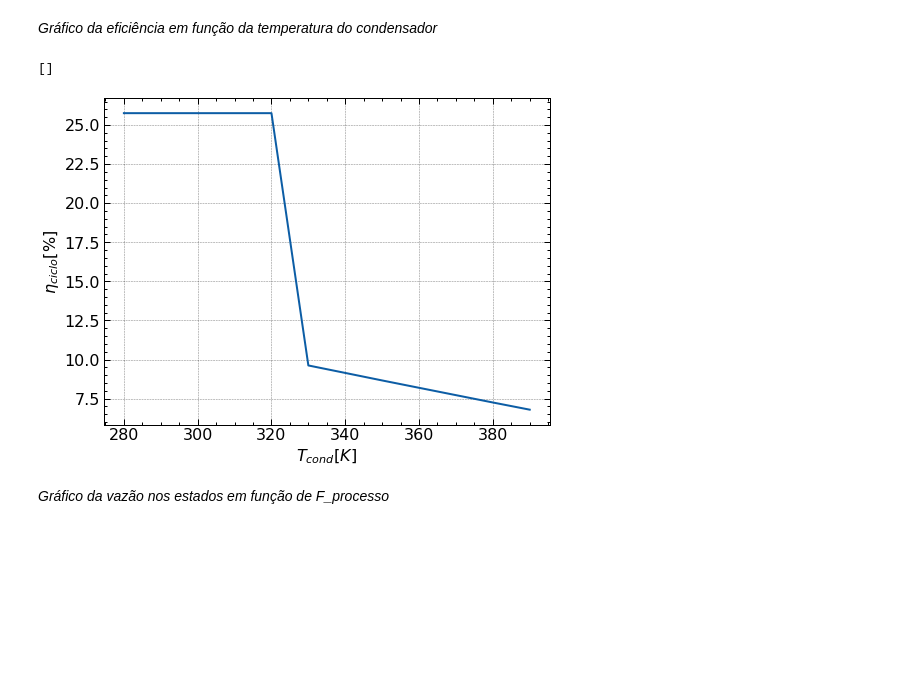
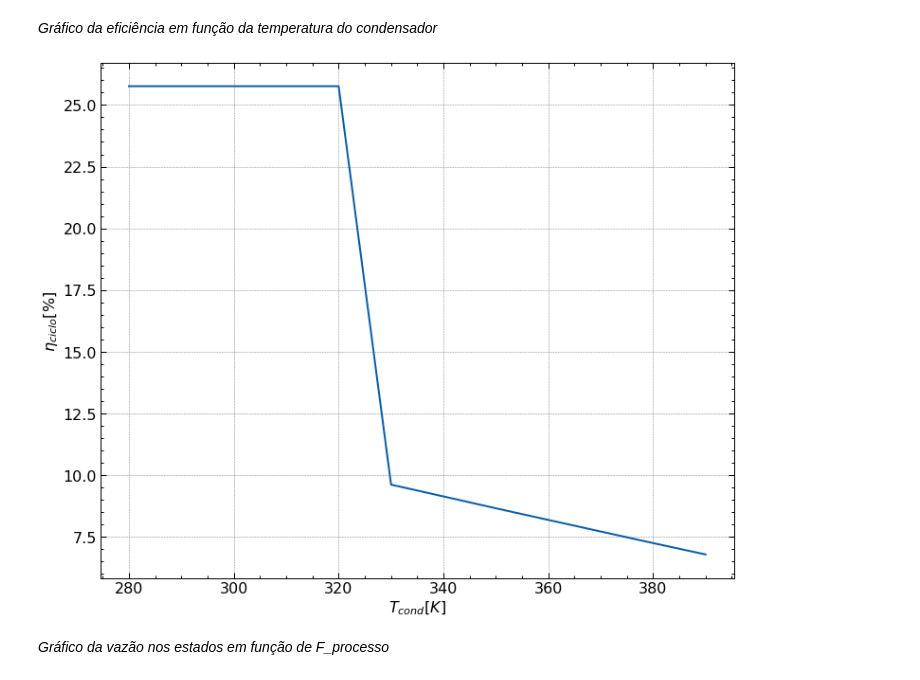
Before and after one commit to luaneng/gdv, a Jupyter notebook: projeto/main.ipynb, the cells around one changed output. Drawn from its saved outputs; the diff is of its cells as text; code cells hidden in the pictures; blank space fills up the shorter version.

Commit message:
condensador

```diff
--- a/projeto/main.ipynb
+++ b/projeto/main.ipynb
@@ -332,17 +333,17 @@ $$ \dot{W}_{pump} = \dot{W}_{pump_{1}} + \dot{W}_{pump_{2}} + \dot{W}_{pump_{3}}
 # %%
 def W_pump(p8, tcond, p1=None, p2=None, p3=None):
     if p1 is not None:
-        return round(m[5]*(st6(tcond).h - st5(tcond).h)*n_pump, 2)
+        return round(array_m[20][5]*(st6(tcond).h - st5(tcond).h)*n_pump, 2)
     if p2 is not None:
-        return round(m[7]*(st8(p8).h - st7.h)*n_pump, 2)
+        return round(array_m[20][7]*(st8(p8).h - st7.h)*n_pump, 2)
     if p3 is not None:
-        return round(m[9]*(st10.h - st9.h)*n_pump, 2)
-    return round(n_pump*(m[5]*(st6(tcond).h - st5(tcond).h)+ m[7]*(st8(p8).h - st7.h) + m[9]*(st10.h - st9.h)), 2)
+        return round(array_m[20][9]*(st10.h - st9.h)*n_pump, 2)
+    return round(n_pump*(array_m[20][5]*(st6(tcond).h - st5(tcond).h)+ array_m[20][7]*(st8(p8).h - st7.h) + array_m[20][9]*(st10.h - st9.h)), 2)
 # %% [markdown]
 $$ \dot{W}_{turb} = \eta_{turb}(\dot{m}_{1}h_{1} - (\dot{m}_{2}h_{2} + \dot{m}_{3}h_{3} + \dot{m}_{4}h_{4} ))   $$
 # %%
 def W_turb(p8, t1):
-    return round(n_turb*( m[0]*st1(p8, t1).h - (m[1]*st2(p8, t1).h + m[2]*st3(p8, t1).h + m[3]*st4(p8, t1).h) ), 2)
+    return round(n_turb*( array_m[20][0]*st1(p8, t1).h - (array_m[20][1]*st2(p8, t1).h + array_m[20][2]*st3(p8, t1).h + array_m[20][3]*st4(p8, t1).h) ), 2)
 # %% [markdown]
 $$ \dot{W}_{liq} = \dot{W}_{turb} - \dot{W}_{pump}  $$
 # %%
@@ -352,7 +353,7 @@ def W_liq(p8, t1, tcond):
 $$ \dot{Q}_{cald} = \dot{m}_{8}(h_{1} - h_{8}) $$
 # %%
 def Q_cald(p8, t1):
-    return round(m[7]*(st1(p8, t1).h - st8(p8).h), 2)
+    return round(array_m[20][7]*(st1(p8, t1).h - st8(p8).h), 2)
 # %% [markdown]
 $$ \eta_{ciclo} = \frac{\dot{W}_{liq}}{\dot{Q}_{cald}} $$
 # %%
@@ -535,23 +515,32 @@ plt.show()
 # %% [markdown]
 _Gráfico da eficiência em função da temperatura do condensador_
-# %%
-tcondensador = arange(280, 400, 10)
-n_ciclo_tcond = []
-
-for c in range(len(tcondensador)):
-    n_ciclo_tcond.append(n_ciclo(p8=P[7], t1=temperatura_k[0], tcond=tcondensador[c]))
-# %%
-ax1 = plt.gca()
-
-ax1.plot(tcondensador, n_ciclo_tcond)
-
-ax1.set_ylabel(r'$\eta_{ciclo}$[%]')
-ax1.set_xlabel(r'$T_{cond} [K]$')
-
-plt.plot()
-# %% [output]
-[]
-[figure, removed]
+# %%
+def ntcond():
+
+    #Definindo variação da temperatura do condesador no gráfico
+    tcondensador = arange(280, 400, 10)
+
+    #Criando lista vazia para adicionar dados da eficiencia em função da temperatura do condensador
+    n_ciclo_tcond = []
+
+    #Adicionando dados a lista vazia
+    for c in range(len(tcondensador)):
+        n_ciclo_tcond.append(n_ciclo(p8=P[7], t1=Tk[0], tcond=tcondensador[c]))
+
+    #Montando o gráfico
+    plt.style.use(['science', 'notebook', 'grid'])
+    plt.figure(figsize=(12, 10))
+
+    plt.plot(tcondensador, n_ciclo_tcond)
+
+    plt.ylabel(r'$\eta_{ciclo}$[%]')
+    plt.xlabel(r'$T_{cond} [K]$')
+
+    plt.plot()
+
+ntcond()
+# %% [output]
+[figure, added]
 # %% [markdown]
 _Gráfico da vazão nos estados em função de F_processo_
 # %%
```
Also changed, not shown: parts of 41 cells of this notebook.
